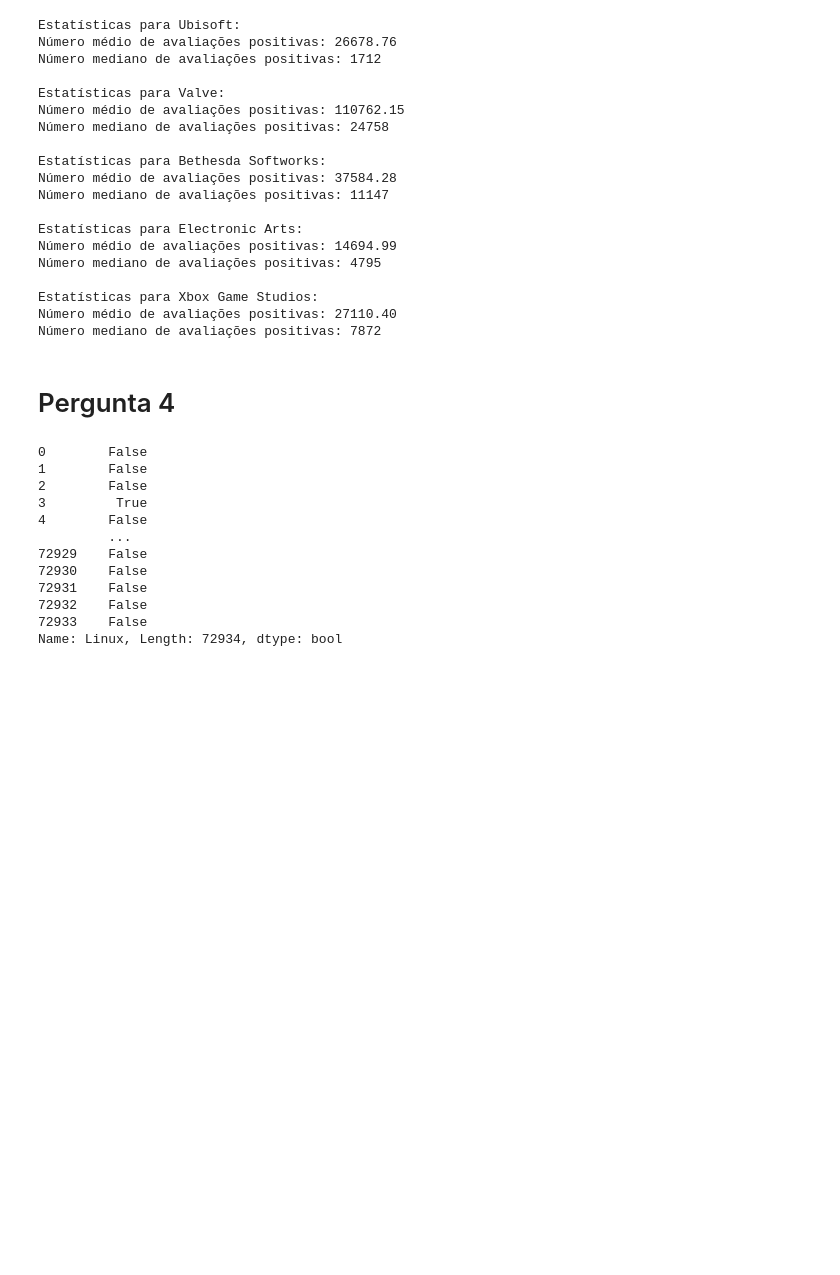
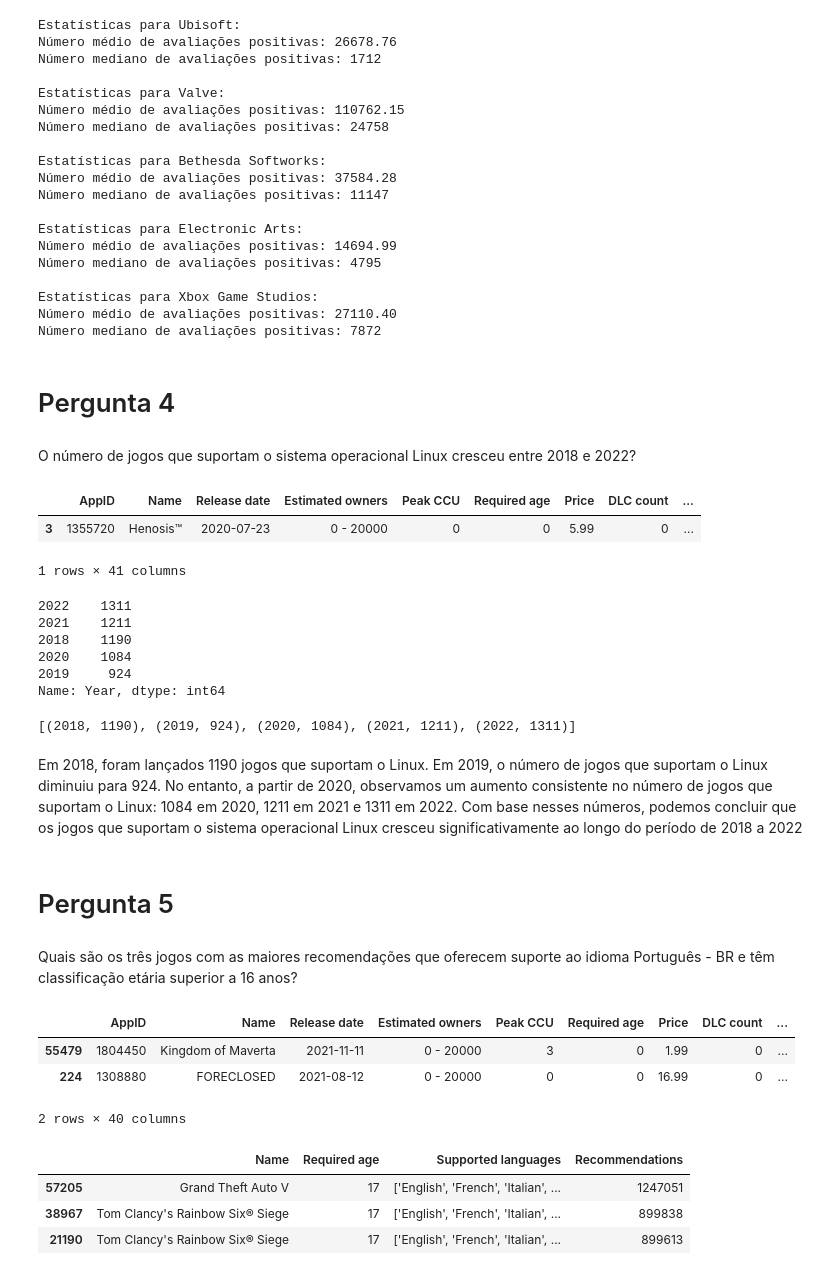
Before and after one commit to SabrinaDantas/projeto_programacao_para_dados_pucrs, a Jupyter notebook: projeto_programacaoparadados_fase02.ipynb, the cells around one changed output. Cells and saved outputs as stored; diff of their text form; code cells hidden in the pictures; blank space fills up the shorter version.

```diff
--- a/projeto_programacaoparadados_fase02.ipynb
+++ b/projeto_programacaoparadados_fase02.ipynb
@@ -245,18 +245,5 @@ Número médio de avaliações positivas: 27110.40
 Número mediano de avaliações positivas: 7872
 # %% [markdown]
 # Pergunta 4
-# %%
-df_steam['Linux']
-# %% [output]
-0        False
-1        False
-2        False
-3         True
-4        False
-         ...
-72929    False
-72930    False
-72931    False
-72932    False
-72933    False
-Name: Linux, Length: 72934, dtype: bool
+# %% [markdown]
+O número de jogos que suportam o sistema operacional Linux cresceu entre 2018 e 2022?
@@ -262,0 +253,7 @@ Name: Linux, Length: 72934, dtype: bool
+# %%
+jogos_linux['Year'] = jogos_linux['Release date'].dt.year
+jogos_linux.head(1)
+# %% [output]
+|  | AppID | Name | Release date | Estimated owners | Peak CCU | Required age | Price | DLC count | ... |
+| 3 | 1355720 | Henosis™ | 2020-07-23 | 0 - 20000 | 0 | 0 | 5.99 | 0 | ... |
+1 rows × 41 columns
@@ -262,0 +263,32 @@ Name: Linux, Length: 72934, dtype: bool
+# %%
+# Contar o número de jogos lançados em cada ano entre 2018 e 2022
+num_jogos_por_ano = jogos_2018_2022_linux['Year'].value_counts()
+num_jogos_por_ano
+# %% [output]
+2022    1311
+2021    1211
+2018    1190
+2020    1084
+2019     924
+Name: Year, dtype: int64
+# %%
+# ano e o número de jogos lançados em ordem descrente dos anos
+lista_num_jogos_ano = [(ano, num_jogos_por_ano[ano]) for ano in sorted(num_jogos_por_ano.index)]
+lista_num_jogos_ano
+# %% [output]
+[(2018, 1190), (2019, 924), (2020, 1084), (2021, 1211), (2022, 1311)]
+# %% [markdown]
+Em 2018, foram lançados 1190 jogos que suportam o Linux. Em 2019, o número de jogos que suportam o Linux diminuiu para 924. No entanto, a partir de 2020, observamos um aumento consistente no número de jogos que suportam o Linux: 1084 em 2020, 1211 em 2021 e 1311 em 2022. Com base nesses números, podemos concluir que os jogos que suportam o sistema operacional Linux cresceu significativamente ao longo do período de 2018 a 2022
+# %% [markdown]
+# Pergunta 5
+# %% [markdown]
+Quais são os três jogos com as maiores recomendações que oferecem suporte ao idioma Português - BR e têm classificação etária superior a 16 anos?
+# %%
+# Suporta o idioma PT-BR
+jogos_pt_br = df_steam[df_steam['Supported languages'].str.contains('Portuguese - Brazil', na=False)]
+jogos_pt_br.sample(2)
+# %% [output]
+|  | AppID | Name | Release date | Estimated owners | Peak CCU | Required age | Price | DLC count | ... |
+| 55479 | 1804450 | Kingdom of Maverta | 2021-11-11 | 0 - 20000 | 3 | 0 | 1.99 | 0 | ... |
+| 224 | 1308880 | FORECLOSED | 2021-08-12 | 0 - 20000 | 0 | 0 | 16.99 | 0 | ... |
+2 rows × 40 columns
@@ -262,0 +297,10 @@ Name: Linux, Length: 72934, dtype: bool
+# %%
+jogos_pt_br_16 = jogos_pt_br_16.sort_values(by='Recommendations', ascending=False)
+
+
+jogos_pt_br_16[['Name', 'Required age', 'Supported languages', 'Recommendations']].head(3)
+# %% [output]
+|  | Name | Required age | Supported languages | Recommendations |
+| 57205 | Grand Theft Auto V | 17 | ['English', 'French', 'Italian', ... | 1247051 |
+| 38967 | Tom Clancy's Rainbow Six® Siege | 17 | ['English', 'French', 'Italian', ... | 899838 |
+| 21190 | Tom Clancy's Rainbow Six® Siege | 17 | ['English', 'French', 'Italian', ... | 899613 |
```
Also changed, not shown: parts of 6 cells of this notebook.
